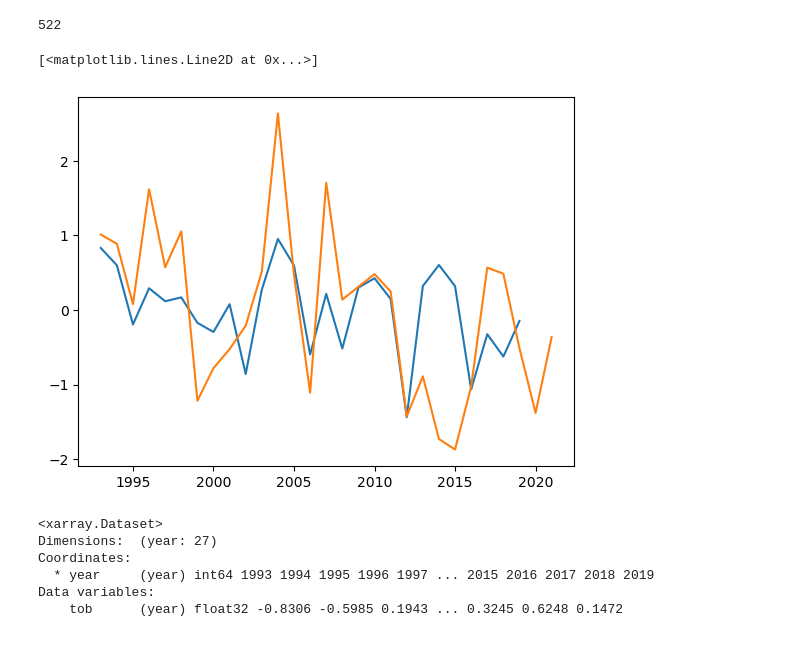
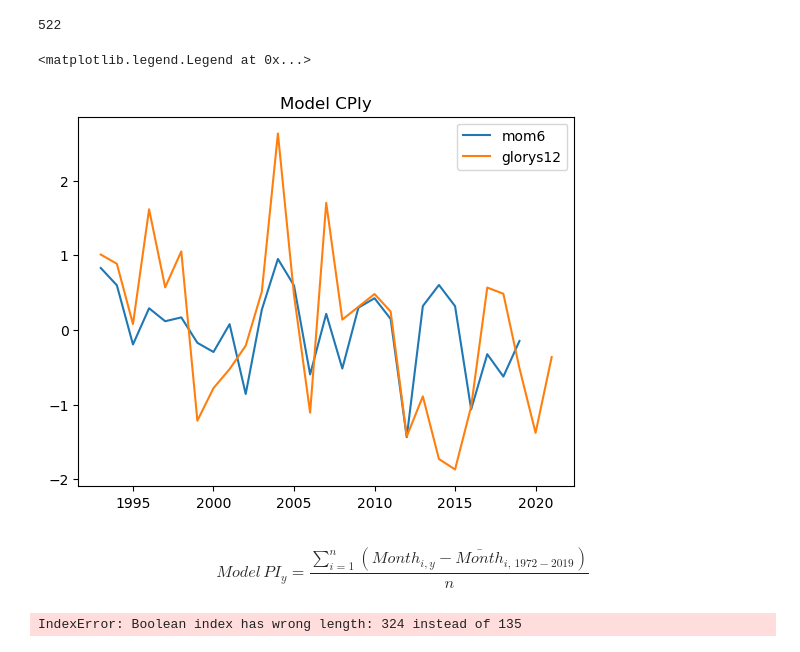
Before and after one commit to LGruenburg/MOM6_Validation, a Jupyter notebook: SOE/Cold_Pool.ipynb, the cells around one changed output. Drawn from its saved outputs; the diff is of its cells as text; code cells hidden in the pictures.

Commit message:
working on cp model_PI index

```diff
--- a/SOE/Cold_Pool.ipynb
+++ b/SOE/Cold_Pool.ipynb
@@ -88,17 +88,12 @@ M_CPIy_m6 = (mab_m6_200_jjas_10.groupby('time.year').mean('time') - clim_10_m6).
 
 M_CPIy_gl = (mab_gl_200_jjas_10.groupby('time.year').mean('time') - clim_10_gl).sum(['lat','lon'])/len(np.where(np.isnan(clim_10_gl.tob) == False)[0])
 # %%
-plt.plot(M_CPIy_m6.year, M_CPIy_m6.tob*-1)
-plt.plot(M_CPIy_gl.year, M_CPIy_gl.tob*-1)
+plt.plot(M_CPIy_m6.year, M_CPIy_m6.tob*-1, label = 'mom6')
+plt.plot(M_CPIy_gl.year, M_CPIy_gl.tob*-1, label = 'glorys12')
+plt.title('Model CPIy', fontsize = 12)
+plt.legend()
 # %% [output]
-[<matplotlib.lines.Line2D at 0x...>]
+<matplotlib.legend.Legend at 0x...>
-[figure, old version]
+[figure, new version]
-# %%
-M_CPIy
-# %% [output]
-<xarray.Dataset>
-Dimensions:  (year: 27)
-Coordinates:
-  * year     (year) int64 1993 1994 1995 1996 1997 ... 2015 2016 2017 2018 2019
-Data variables:
-    tob      (year) float32 -0.8306 -0.5985 0.1943 ... 0.3245 0.6248 0.1472
+# %% [markdown]
+$$ Model\, PI_y =\frac{ \sum_{i=1}^{n} {(Month_{i,y} - \bar{Month}_{i,\, 1972-2019})}} {n} $$
@@ -104,0 +109,6 @@ Data variables:
+# %%
+# if the temperature never gets below 10C in one year that can be nan
+
+mab_m6_200_10_jjaso.sel(time= mab_m6_200_10['time.year'] == 1995)
+# %% [output]
+IndexError: Boolean index has wrong length: 324 instead of 135
```
Also changed, not shown: parts of 4 cells of this notebook.
